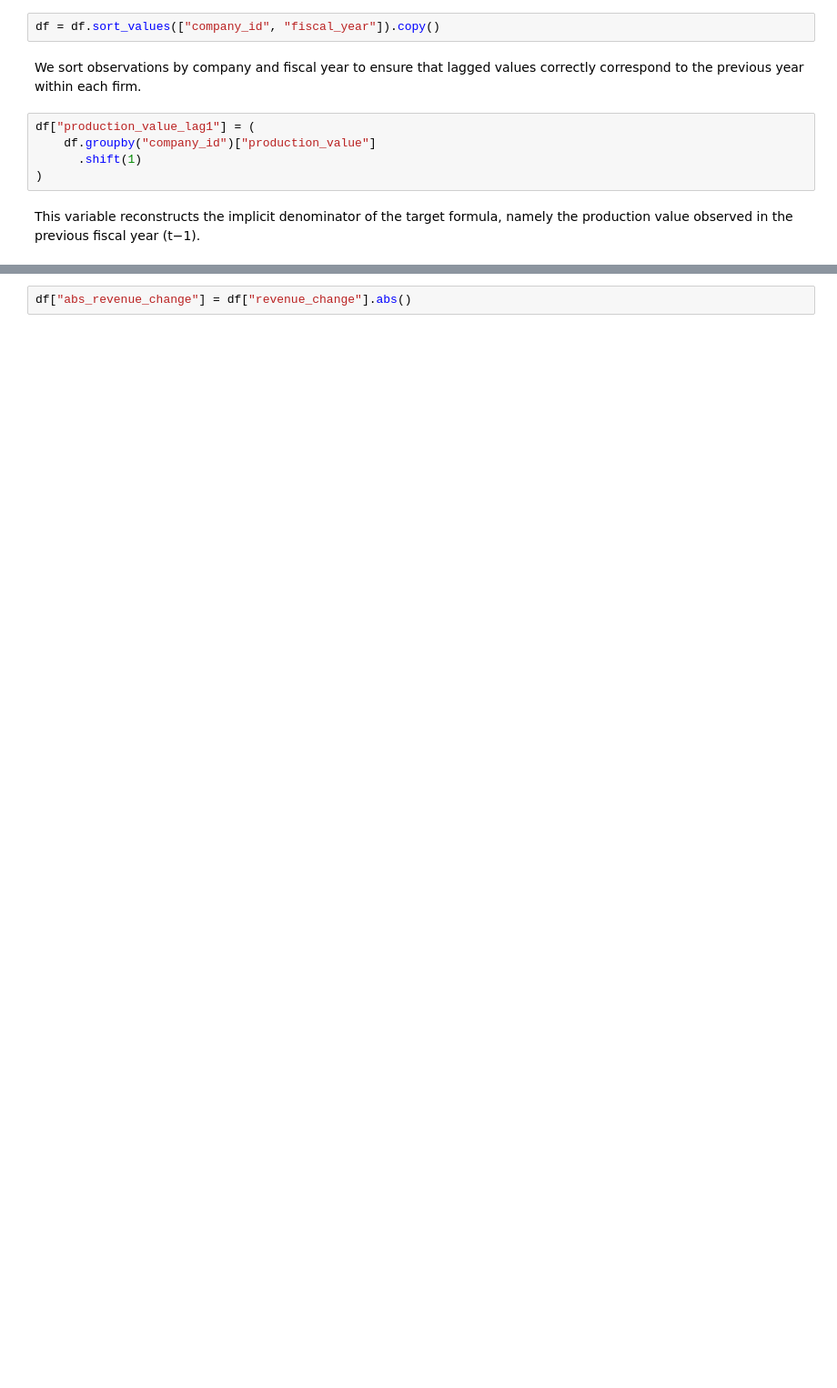
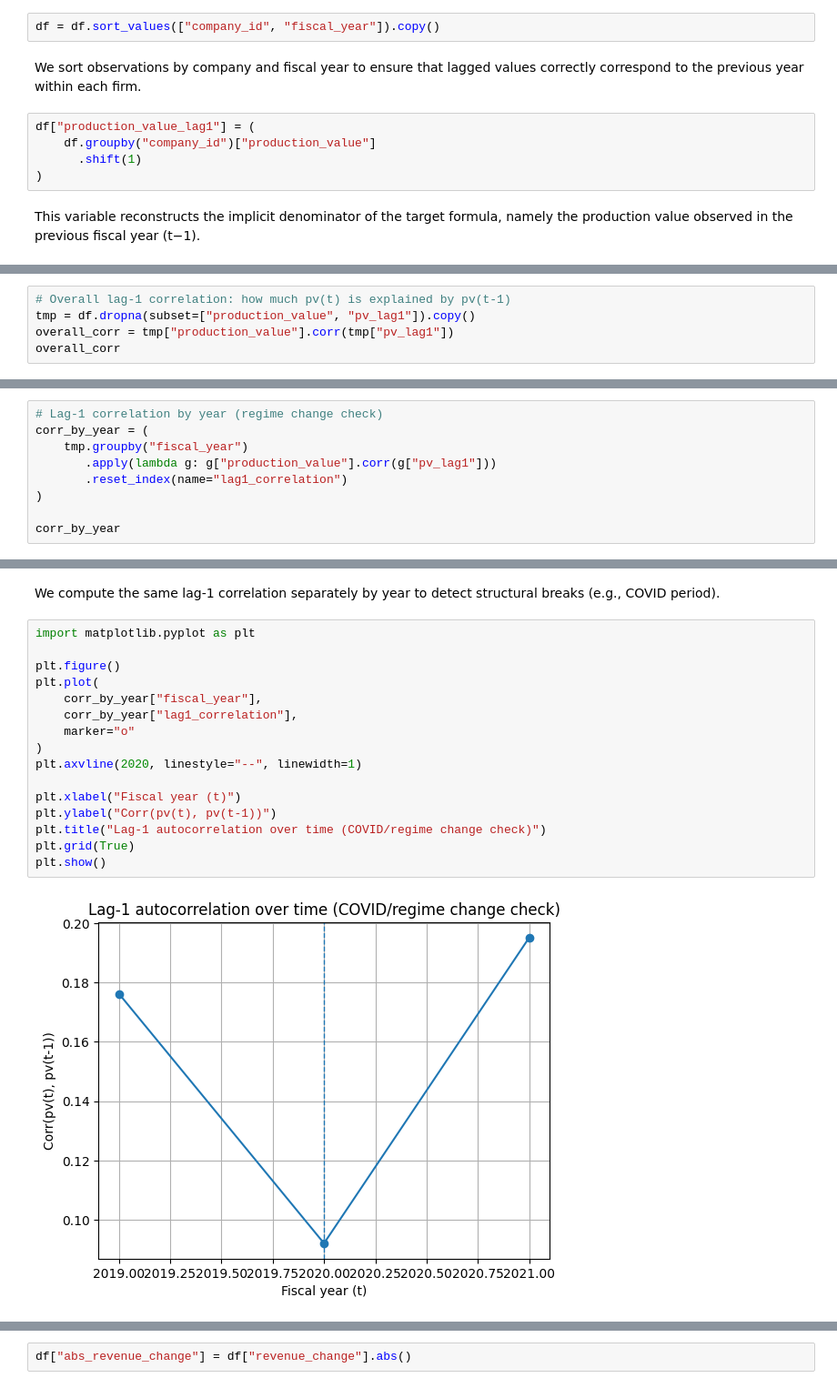
Before and after one commit to MoriondoTommaso/italian-financial-challenge, a Jupyter notebook: notebooks/work_carla.ipynb, the cells around one changed output, grey strips where cells are left out. Shown at 91% size. Cells and saved outputs as stored; diff of their text form; blank space fills up the shorter version.

```diff
--- a/notebooks/work_carla.ipynb
+++ b/notebooks/work_carla.ipynb
@@ -36,0 +56,5 @@ namely the production value observed in the previous fiscal year (t−1).
+# %%
+# Overall lag-1 correlation: how much pv(t) is explained by pv(t-1)
+tmp = df.dropna(subset=["production_value", "pv_lag1"]).copy()
+overall_corr = tmp["production_value"].corr(tmp["pv_lag1"])
+overall_corr
@@ -36,0 +65,9 @@ namely the production value observed in the previous fiscal year (t−1).
+# %%
+# Lag-1 correlation by year (regime change check)
+corr_by_year = (
+    tmp.groupby("fiscal_year")
+       .apply(lambda g: g["production_value"].corr(g["pv_lag1"]))
+       .reset_index(name="lag1_correlation")
+)
+
+corr_by_year
@@ -36,0 +79,20 @@ namely the production value observed in the previous fiscal year (t−1).
+# %% [markdown]
+We compute the same lag-1 correlation separately by year to detect structural breaks (e.g., COVID period).
+# %%
+import matplotlib.pyplot as plt
+
+plt.figure()
+plt.plot(
+    corr_by_year["fiscal_year"],
+    corr_by_year["lag1_correlation"],
+    marker="o"
+)
+plt.axvline(2020, linestyle="--", linewidth=1)
+
+plt.xlabel("Fiscal year (t)")
+plt.ylabel("Corr(pv(t), pv(t-1))")
+plt.title("Lag-1 autocorrelation over time (COVID/regime change check)")
+plt.grid(True)
+plt.show()
+# %% [output]
+[figure, added]
```
Also changed, not shown: parts of 50 cells of this notebook, 2 other files.
